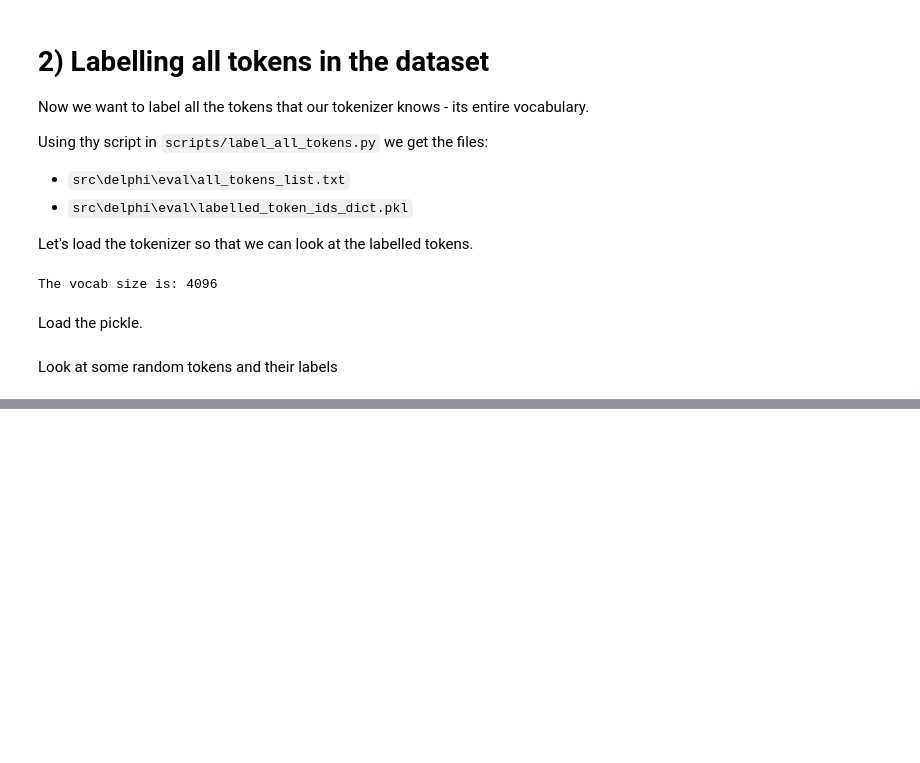
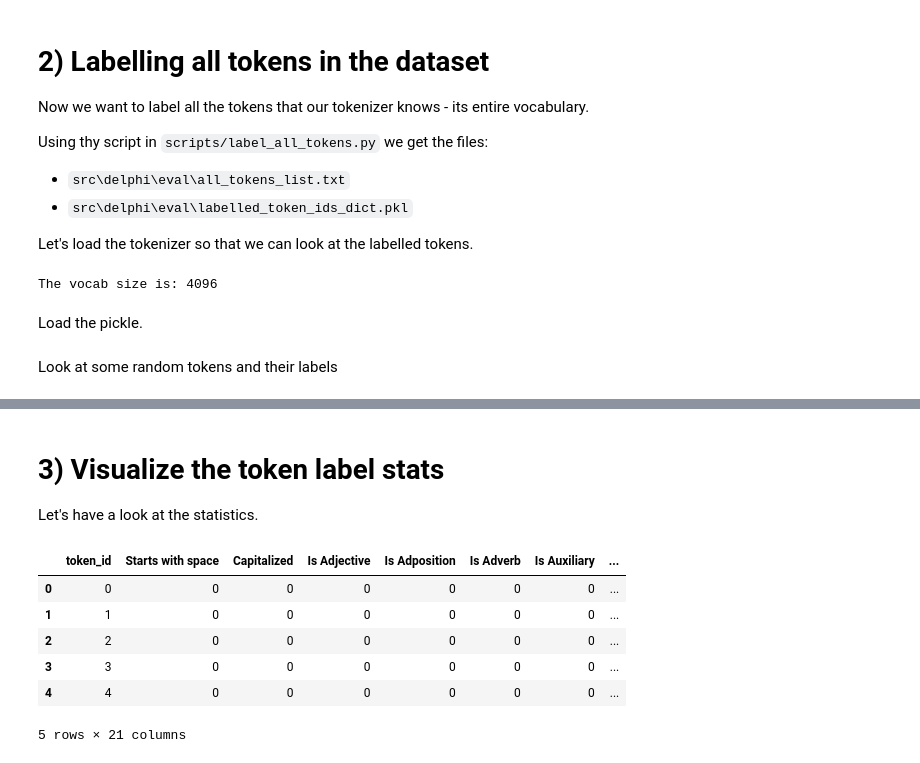
Before and after one commit to delphi-suite/delphi, a Jupyter notebook: notebooks/token_labelling.ipynb, the cells around one changed output, grey strips where cells are left out. Drawn from its saved outputs; the diff is of its cells as text; code cells hidden in the pictures; blank space fills up the shorter version.

```diff
--- a/notebooks/token_labelling.ipynb
+++ b/notebooks/token_labelling.ipynb
@@ -208,3 +208,7 @@ The label is:
  'Is Symbol': False,
  'Is Verb': False,
  'Starts with space': False}
+# %% [markdown]
+# 3) Visualize the token label stats
+
+Let's have a look at the statistics.
@@ -210,0 +219,24 @@ The label is:
+# %%
+"""
+    Create a pandas dataframe from the labelled token ids dictionary
+"""
+# each item in the dictionary is a tuple (token_id, label), where label: dict[str, float]
+# the dataframe should have the columns: token_id, label1, label2 ... labelN
+# label1, label2 ... labelN are the keys of the label dictionary
+# the values of the label dictionary are the probabilities of the label
+# here we go:
+df = pd.DataFrame(labelled_token_ids_dict.items(), columns=["token_id", "label"])
+# split the label column into multiple columns
+df = df.join(pd.DataFrame(df.pop('label').tolist()))
+# Change datatype of columns to float
+df = df.astype(int)
+
+df.head()
+# %% [output]
+|  | token_id | Starts with space | Capitalized | Is Adjective | Is Adposition | Is Adverb | Is Auxiliary | ... |
+| 0 | 0 | 0 | 0 | 0 | 0 | 0 | 0 | ... |
+| 1 | 1 | 0 | 0 | 0 | 0 | 0 | 0 | ... |
+| 2 | 2 | 0 | 0 | 0 | 0 | 0 | 0 | ... |
+| 3 | 3 | 0 | 0 | 0 | 0 | 0 | 0 | ... |
+| 4 | 4 | 0 | 0 | 0 | 0 | 0 | 0 | ... |
+5 rows × 21 columns
```
Also changed, not shown: parts of 5 cells of this notebook, 5 other files.
